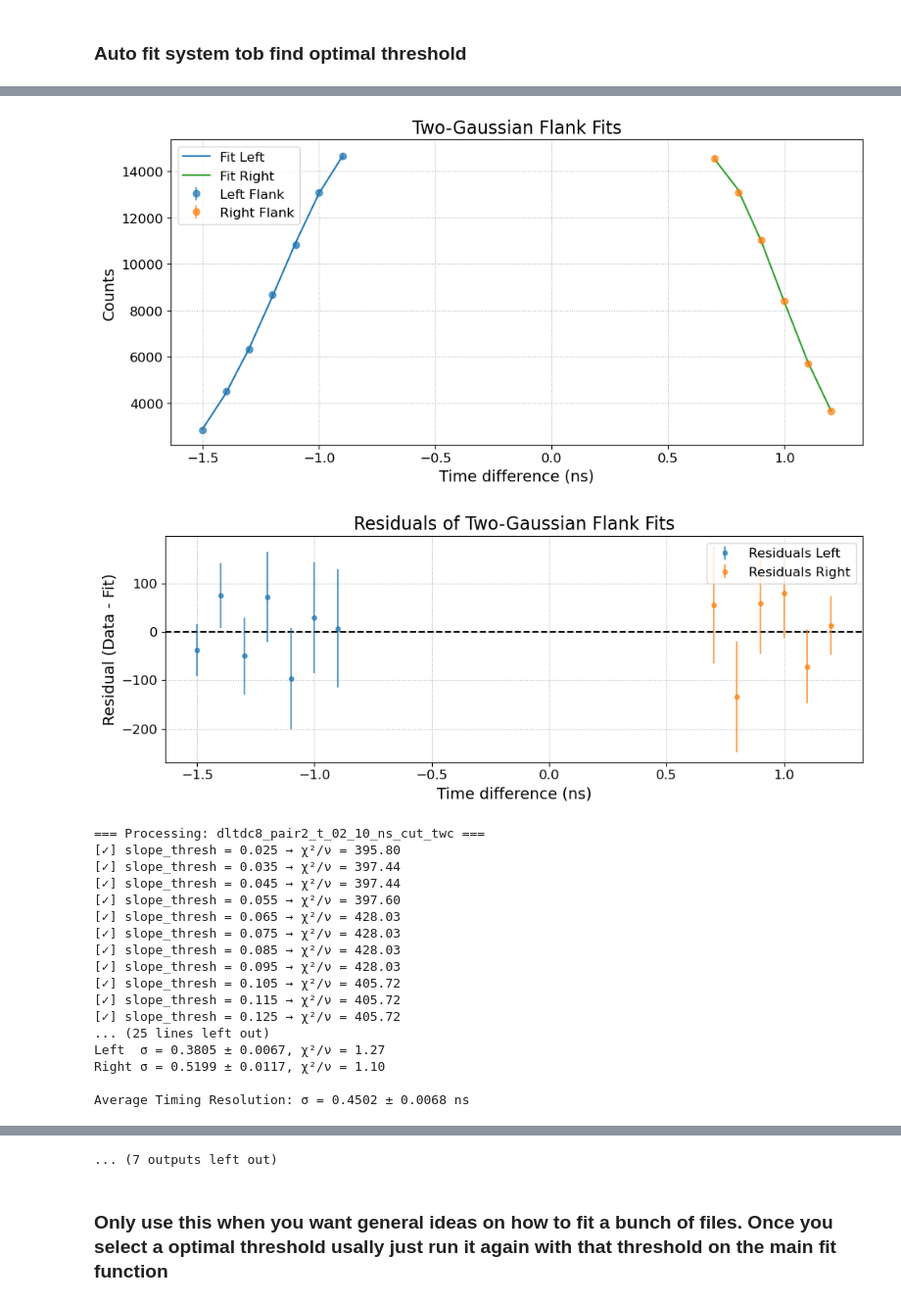
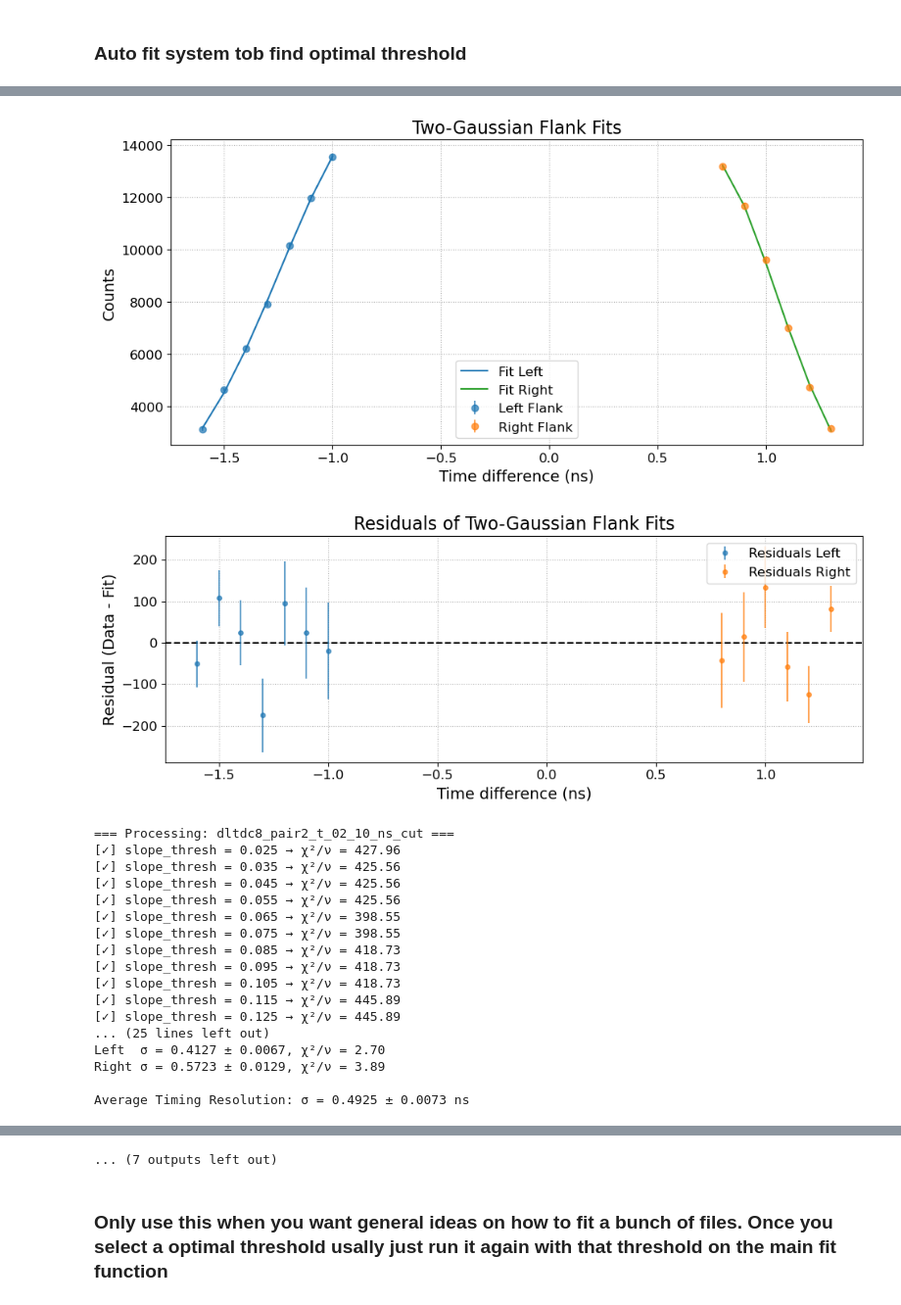
Before and after one commit to DarkLight-EXP/Trigger-Analysis, a Jupyter notebook: Fitting_Final_06_03_25.ipynb, the cells around one changed output, grey strips where cells are left out. Shown at 98% size. Drawn from its saved outputs; the diff is of its cells as text; code cells hidden in the pictures.

```diff
--- a/Fitting_Final_06_03_25.ipynb
+++ b/Fitting_Final_06_03_25.ipynb
@@ -222,8 +222,8 @@ def scan_slope_flank_grid(x, y, yerr, func, p0, buffer_vals, slope_vals):
 # %%
 # how to open a root file in python
 # Edit this here to run on any file
-with uproot.open("/Users/sidne/DarkLight 2025/output00368.root") as f:
-    fileID = "t14ns_1458" # this is the nicest plot, start here then try t58ns_1458
+with uproot.open("/Users/sidne/DarkLight 2025/output00358.root") as f:
+    fileID = "dltdc8_pair2_t_02_10_ns_cut_twc" # this is the nicest plot, start here then try t58ns_1458
     timeDiff = f["dltdc"][fileID].to_numpy()[0] #y data
     #t14 = f["dltdc"]["t14ns_1458"].to_numpy()[0]
     #t58 = f["dltdc"]["t58ns_1458"].to_numpy()[0]
@@ -427,12 +427,17 @@ histogram_names = [
     "dltdc16_sc16_t_24_32_ns_cut_twc",
 ]
 """
-histogram_names = ["dltdc8_pair1_t_01_09_ns_cut_twc",
-                   "dltdc8_pair2_t_02_10_ns_cut_twc",
-                   "dltdc8_pair3_t_03_11_ns_cut_twc",
-                  "dltdc8_pair4_t_04_12_ns_cut_twc",
-                   "dltdc8_pair7_t_07_15_ns_cut_twc",
-                   "dltdc8_pair8_t_08_16_ns_cut_twc"]
+histogram_names = [
+    "dltdc8_pair1_t_01_09_ns_cut",
+    "dltdc8_pair2_t_02_10_ns_cut",
+    "dltdc8_pair3_t_03_11_ns_cut",
+    "dltdc8_pair4_t_04_12_ns_cut",
+    "dltdc8_pair5_t_05_13_ns_cut",
+    "dltdc8_pair6_t_06_14_ns_cut",
+    "dltdc8_pair7_t_07_15_ns_cut",
+    "dltdc8_pair8_t_08_16_ns_cut"
+]
+
 results = []
 buffer_bins = 0
 
@@ -461,7 +466,7 @@ with uproot.open("/Users/sidne/DarkLight 2025/output00362.root") as f:
         countsChopped_cut = np.minimum(timeDiff_cut, (1 - threshold) * peakHeight)
 
         result = auto_fit_two_flanks_gaussian(
-            x_root_cut,
+            x_root_cut
             countsChopped_cut,
             initial_thresh=0.025,
             buffer_bins=buffer_bins,
@@ -527,19 +532,19 @@ Average Timing Resolution: σ = 0.3664 ± 0.0054 ns
-[figure, old version]
+[figure, new version]
-[figure, old version]
+[figure, new version]
-=== Processing: dltdc8_pair2_t_02_10_ns_cut_twc ===
-[✓] slope_thresh = 0.025 → χ²/ν = 395.80
-[✓] slope_thresh = 0.035 → χ²/ν = 397.44
-[✓] slope_thresh = 0.045 → χ²/ν = 397.44
-[✓] slope_thresh = 0.055 → χ²/ν = 397.60
-[✓] slope_thresh = 0.065 → χ²/ν = 428.03
-[✓] slope_thresh = 0.075 → χ²/ν = 428.03
-[✓] slope_thresh = 0.085 → χ²/ν = 428.03
-[✓] slope_thresh = 0.095 → χ²/ν = 428.03
-[✓] slope_thresh = 0.105 → χ²/ν = 405.72
-[✓] slope_thresh = 0.115 → χ²/ν = 405.72
-[✓] slope_thresh = 0.125 → χ²/ν = 405.72
+=== Processing: dltdc8_pair2_t_02_10_ns_cut ===
+[✓] slope_thresh = 0.025 → χ²/ν = 427.96
+[✓] slope_thresh = 0.035 → χ²/ν = 425.56
+[✓] slope_thresh = 0.045 → χ²/ν = 425.56
+[✓] slope_thresh = 0.055 → χ²/ν = 425.56
+[✓] slope_thresh = 0.065 → χ²/ν = 398.55
+[✓] slope_thresh = 0.075 → χ²/ν = 398.55
+[✓] slope_thresh = 0.085 → χ²/ν = 418.73
+[✓] slope_thresh = 0.095 → χ²/ν = 418.73
+[✓] slope_thresh = 0.105 → χ²/ν = 418.73
+[✓] slope_thresh = 0.115 → χ²/ν = 445.89
+[✓] slope_thresh = 0.125 → χ²/ν = 445.89
 ... (25 lines left out)
-Left  σ = 0.3805 ± 0.0067, χ²/ν = 1.27
-Right σ = 0.5199 ± 0.0117, χ²/ν = 1.10
+Left  σ = 0.4127 ± 0.0067, χ²/ν = 2.70
+Right σ = 0.5723 ± 0.0129, χ²/ν = 3.89
 
-Average Timing Resolution: σ = 0.4502 ± 0.0068 ns
+Average Timing Resolution: σ = 0.4925 ± 0.0073 ns
```
Also changed, not shown: parts of 2 cells of this notebook, 12 other files.
